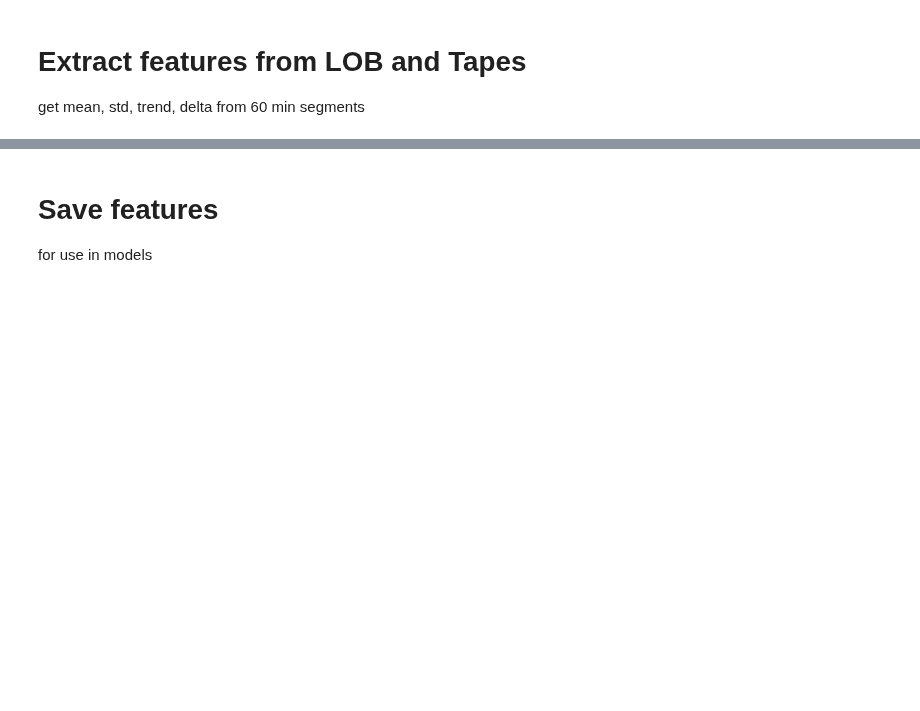
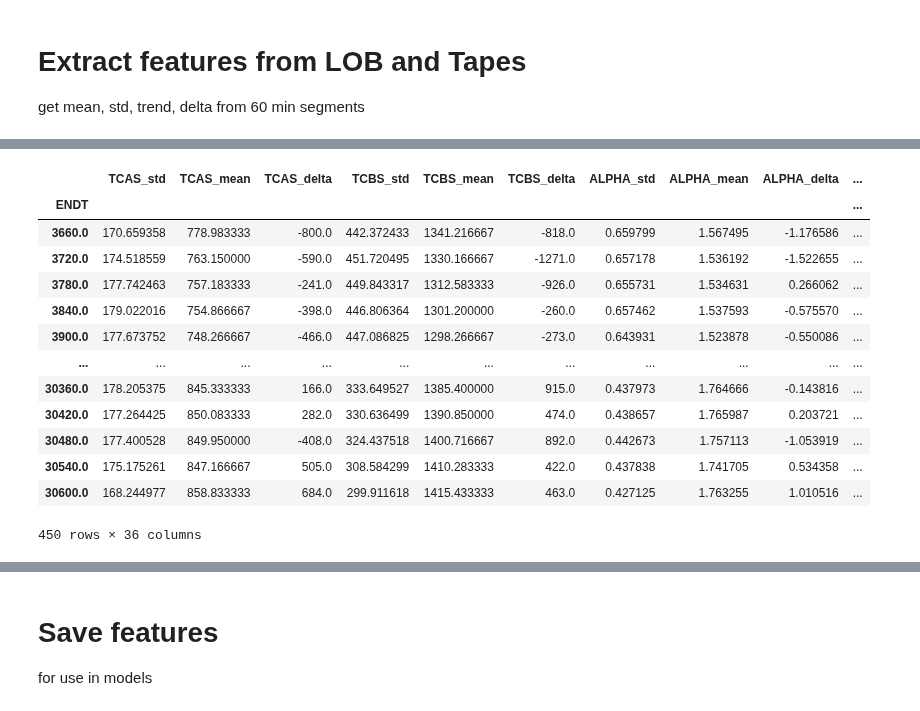
Before and after one commit to UoB-DSMP-2023-24/dsmp-2024-group-19, a Jupyter notebook: final_classification_pipeline.ipynb, the cells around one changed output, grey strips where cells are left out. Drawn from its saved outputs; the diff is of its cells as text; code cells hidden in the pictures; blank space fills up the shorter version.

```diff
--- a/final_classification_pipeline.ipynb
+++ b/final_classification_pipeline.ipynb
@@ -383,0 +387,50 @@ X_features
+# %%
+# code
+
+features = ["TCAS", "TCBS", "ALPHA", "BETA", "ZETA",
+            "WMP", "AWS", "VOL", "GAP", "nUoD", "PSTD"]
+
+sum_features = ["LOWIN", "HIWIN"]
+
+y_feat = "MP_diff(y)"
+
+X_df = pd.DataFrame()
+
+for i in range(len(df) - 60):
+    train_segment = df[i:i+60]
+    test_segment = df[i+60:i+61]
+
+    row = {}
+    for f in features:
+        # std
+        row[f+"_std"] = np.std(train_segment[f])
+        # mean
+        row[f+"_mean"] = np.mean(train_segment[f])
+        # delta
+        row[f+"_delta"] = train_segment[f].iloc[-1] - train_segment[f].iloc[0]
+        # trend
+        # ####### # # #  do this
+
+    for f in sum_features:
+        row[f+"_sum"] = np.sum(train_segment[f])
+
+    row[y_feat] = test_segment[y_feat].iloc[0]
+
+    X_df = pd.concat([X_df, pd.DataFrame(row, index = test_segment["ENDT"])])
+
+X_df
+# %% [output]
+|  | TCAS_std | TCAS_mean | TCAS_delta | TCBS_std | TCBS_mean | TCBS_delta | ALPHA_std | ALPHA_mean | ALPHA_delta | ... |
+| ENDT |  |  |  |  |  |  |  |  |  | ... |
+| 3660.0 | 170.659358 | 778.983333 | -800.0 | 442.372433 | 1341.216667 | -818.0 | 0.659799 | 1.567495 | -1.176586 | ... |
+| 3720.0 | 174.518559 | 763.150000 | -590.0 | 451.720495 | 1330.166667 | -1271.0 | 0.657178 | 1.536192 | -1.522655 | ... |
+| 3780.0 | 177.742463 | 757.183333 | -241.0 | 449.843317 | 1312.583333 | -926.0 | 0.655731 | 1.534631 | 0.266062 | ... |
+| 3840.0 | 179.022016 | 754.866667 | -398.0 | 446.806364 | 1301.200000 | -260.0 | 0.657462 | 1.537593 | -0.575570 | ... |
+| 3900.0 | 177.673752 | 748.266667 | -466.0 | 447.086825 | 1298.266667 | -273.0 | 0.643931 | 1.523878 | -0.550086 | ... |
+| ... | ... | ... | ... | ... | ... | ... | ... | ... | ... | ... |
+| 30360.0 | 178.205375 | 845.333333 | 166.0 | 333.649527 | 1385.400000 | 915.0 | 0.437973 | 1.764666 | -0.143816 | ... |
+| 30420.0 | 177.264425 | 850.083333 | 282.0 | 330.636499 | 1390.850000 | 474.0 | 0.438657 | 1.765987 | 0.203721 | ... |
+| 30480.0 | 177.400528 | 849.950000 | -408.0 | 324.437518 | 1400.716667 | 892.0 | 0.442673 | 1.757113 | -1.053919 | ... |
+| 30540.0 | 175.175261 | 847.166667 | 505.0 | 308.584299 | 1410.283333 | 422.0 | 0.437838 | 1.741705 | 0.534358 | ... |
+| 30600.0 | 168.244977 | 858.833333 | 684.0 | 299.911618 | 1415.433333 | 463.0 | 0.427125 | 1.763255 | 1.010516 | ... |
+450 rows × 36 columns
```
Also changed, not shown: parts of 7 cells of this notebook.
